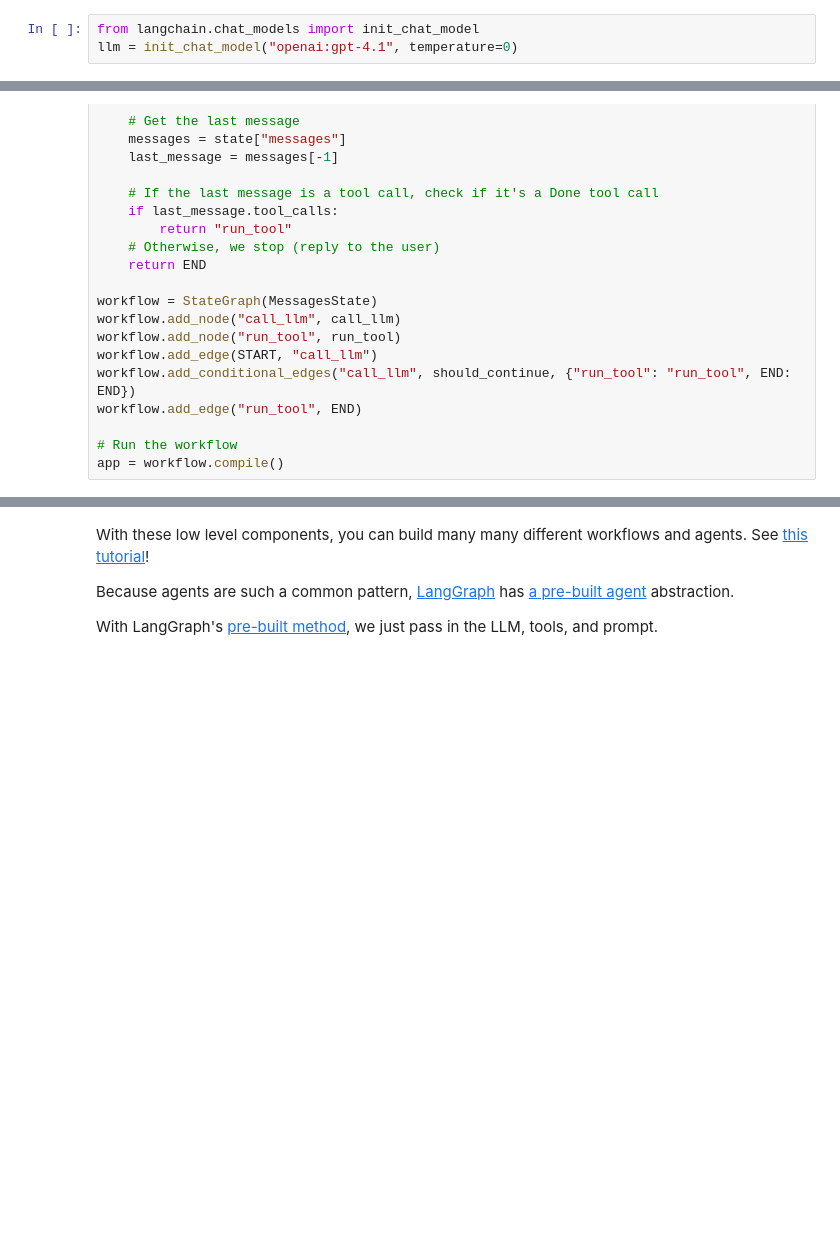
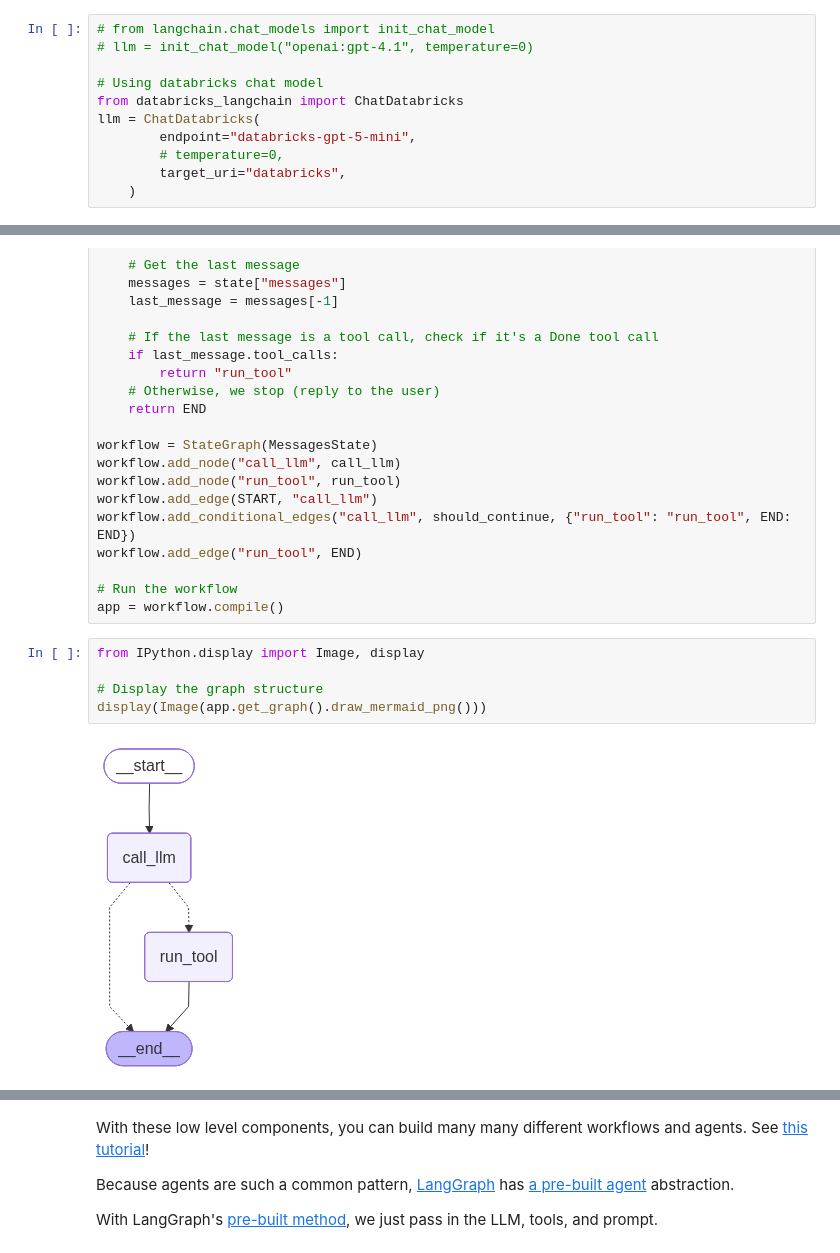
Before and after one commit to latuyetmai/agents-from-scratch-ml, a Jupyter notebook: notebooks/langgraph_101.ipynb, the cells around one changed output, grey strips where cells are left out. Saved outputs shown, nothing was run; the diff lists cells and outputs as text; blank space fills up the shorter version.

```diff
--- a/notebooks/langgraph_101.ipynb
+++ b/notebooks/langgraph_101.ipynb
@@ -14,8 +21,16 @@ load_dotenv("../.env", override=True)
 # %% [output]
 True
 # %%
-from langchain.chat_models import init_chat_model
-llm = init_chat_model("openai:gpt-4.1", temperature=0)
+# from langchain.chat_models import init_chat_model
+# llm = init_chat_model("openai:gpt-4.1", temperature=0)
+
+# Using databricks chat model
+from databricks_langchain import ChatDatabricks
+llm = ChatDatabricks(
+        endpoint="databricks-gpt-5-mini",
+        # temperature=0,
+        target_uri="databricks",
+    )
 # %% [markdown]
 ## Running the model
 
@@ -218,5 +290,12 @@ workflow.add_edge("run_tool", END)
 
 # Run the workflow
 app = workflow.compile()
+# %%
+from IPython.display import Image, display
+
+# Display the graph structure
+display(Image(app.get_graph().draw_mermaid_png()))
+# %% [output]
+[figure, added]
 # %%
 show_graph(app)
```
Also changed, not shown: parts of 25 cells of this notebook, 2 other files.
